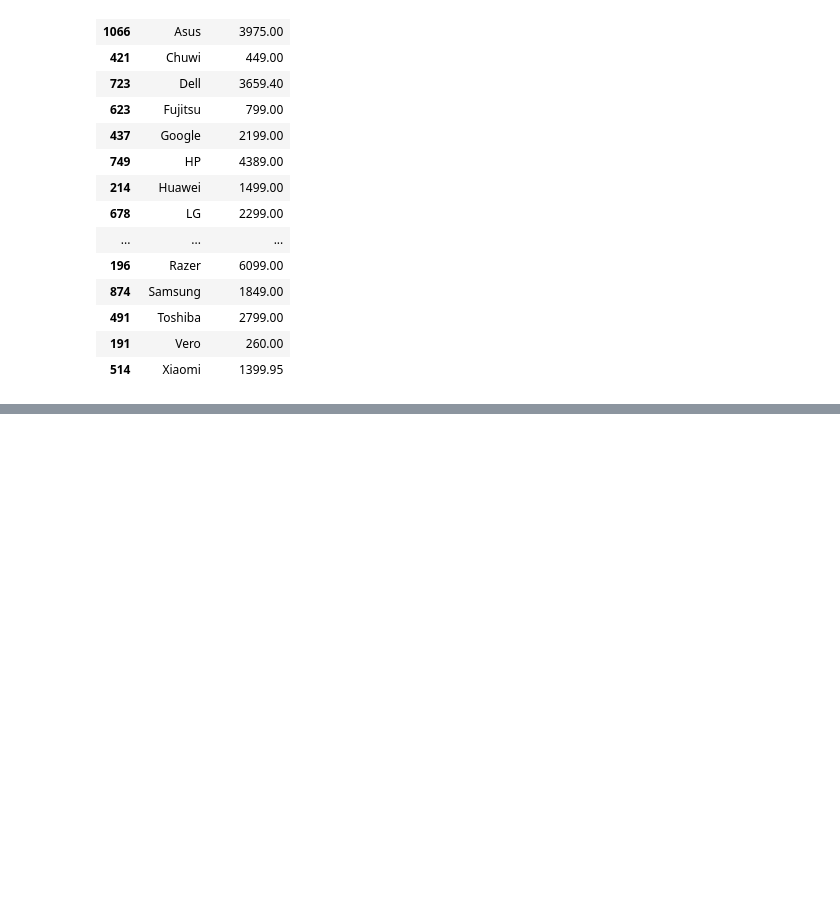
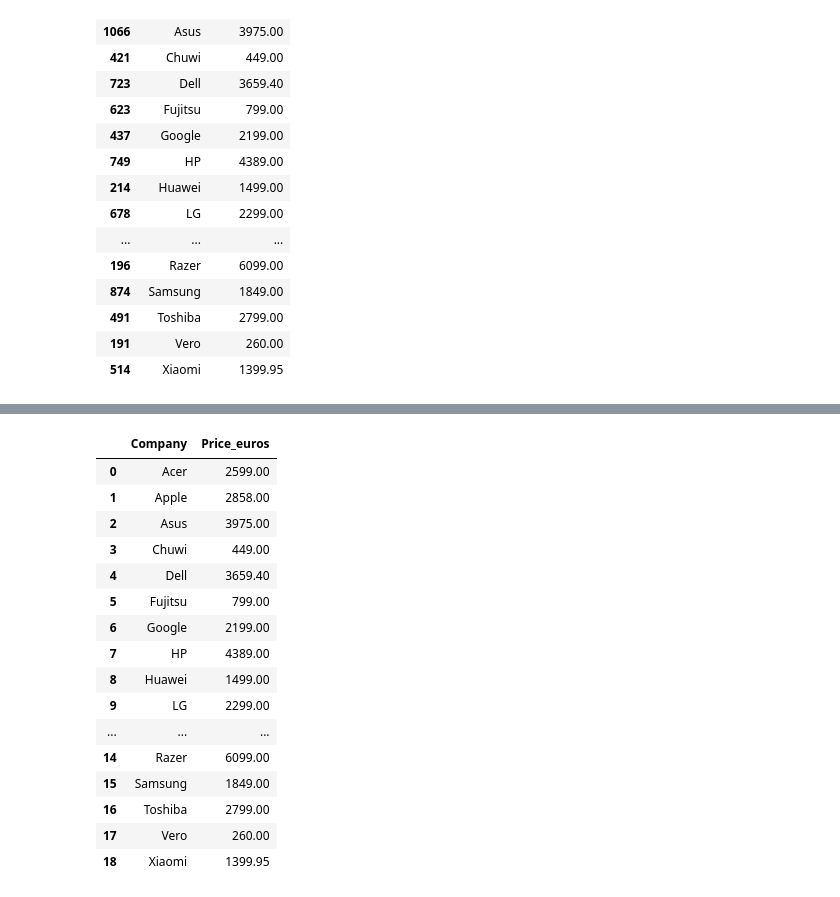
Before and after one commit to EmmanuelKevinS/python_for_DataScience_freeCodeCamp, a Jupyter notebook: pandas_numpy/filteringDataPt2.ipynb, the cells around one changed output, grey strips where cells are left out. Saved outputs shown, nothing was run; the diff lists cells and outputs as text; code cells hidden in the pictures; blank space fills up the shorter version.

```diff
--- a/pandas_numpy/filteringDataPt2.ipynb
+++ b/pandas_numpy/filteringDataPt2.ipynb
@@ -265,0 +338,24 @@ df_laptops[~duplicated_most_expensive][['Company','Price_euros']]
+# %%
+#arguments
+#inplace: drop duplicates in place or return to a copy
+#ignore_index=True : the resulting axis will be labelled 0,1, ...
+df_laptops.drop_duplicates(['Company'],keep='last',inplace=True,ignore_index=True)
+df_laptops[['Company','Price_euros']]
+# %% [output]
+|  | Company | Price_euros |
+| 0 | Acer | 2599.00 |
+| 1 | Apple | 2858.00 |
+| 2 | Asus | 3975.00 |
+| 3 | Chuwi | 449.00 |
+| 4 | Dell | 3659.40 |
+| 5 | Fujitsu | 799.00 |
+| 6 | Google | 2199.00 |
+| 7 | HP | 4389.00 |
+| 8 | Huawei | 1499.00 |
+| 9 | LG | 2299.00 |
+| ... | ... | ... |
+| 14 | Razer | 6099.00 |
+| 15 | Samsung | 1849.00 |
+| 16 | Toshiba | 2799.00 |
+| 17 | Vero | 260.00 |
+| 18 | Xiaomi | 1399.95 |
```
Also changed, not shown: parts of 16 cells of this notebook, 2 other files.
